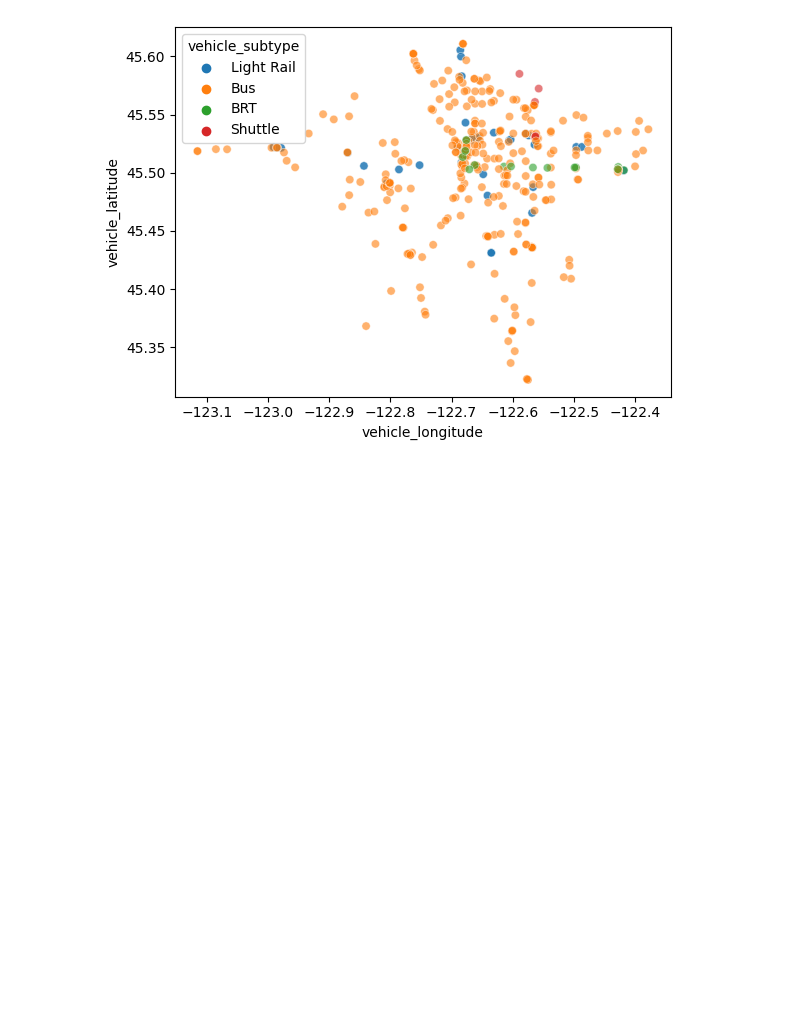
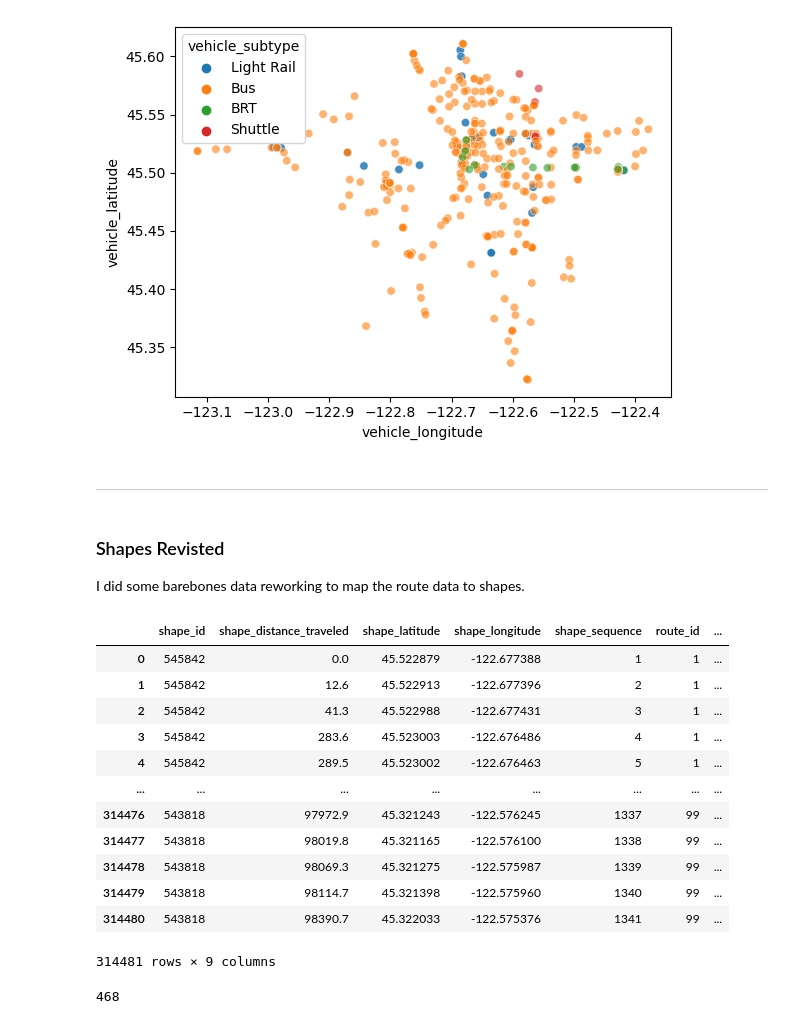
Before and after one commit to jrgarrar/gtfs_dbt, a Jupyter notebook: notebooks/Geographic Data Exploration.ipynb, the cells around one changed output. Saved outputs shown, nothing was run; the diff lists cells and outputs as text; code cells hidden in the pictures; blank space fills up the shorter version.

```diff
--- a/notebooks/Geographic Data Exploration.ipynb
+++ b/notebooks/Geographic Data Exploration.ipynb
@@ -154,3 +155,34 @@ sns.scatterplot(x='vehicle_longitude', y='vehicle_latitude', data=vehicle_data,
 # %% [output]
 <Axes: xlabel='vehicle_longitude', ylabel='vehicle_latitude'>
 [figure]
+# %% [markdown]
+---
+# %% [markdown]
+### Shapes Revisted
+
+I did some barebones data reworking to map the route data to shapes.
+# %%
+# Import data as a Pandas Dataframe and preview
+cs.execute("SELECT * FROM DEV.JUSTIN.ROUTE_SHAPES")
+route_shape_data = cs.fetch_pandas_all()
+route_shape_data
+# %% [output]
+|  | shape_id | shape_distance_traveled | shape_latitude | shape_longitude | shape_sequence | route_id | ... |
+| 0 | 545842 | 0.0 | 45.522879 | -122.677388 | 1 | 1 | ... |
+| 1 | 545842 | 12.6 | 45.522913 | -122.677396 | 2 | 1 | ... |
+| 2 | 545842 | 41.3 | 45.522988 | -122.677431 | 3 | 1 | ... |
+| 3 | 545842 | 283.6 | 45.523003 | -122.676486 | 4 | 1 | ... |
+| 4 | 545842 | 289.5 | 45.523002 | -122.676463 | 5 | 1 | ... |
+| ... | ... | ... | ... | ... | ... | ... | ... |
+| 314476 | 543818 | 97972.9 | 45.321243 | -122.576245 | 1337 | 99 | ... |
+| 314477 | 543818 | 98019.8 | 45.321165 | -122.576100 | 1338 | 99 | ... |
+| 314478 | 543818 | 98069.3 | 45.321275 | -122.575987 | 1339 | 99 | ... |
+| 314479 | 543818 | 98114.7 | 45.321398 | -122.575960 | 1340 | 99 | ... |
+| 314480 | 543818 | 98390.7 | 45.322033 | -122.575376 | 1341 | 99 | ... |
+314481 rows × 9 columns
+# %%
+# Determine number of unique shapes
+unique_routes = route_shape_data['shape_id'].unique()
+len(unique_routes)
+# %% [output]
+468
```
Also changed, not shown: parts of 4 cells of this notebook, 3 other files.
